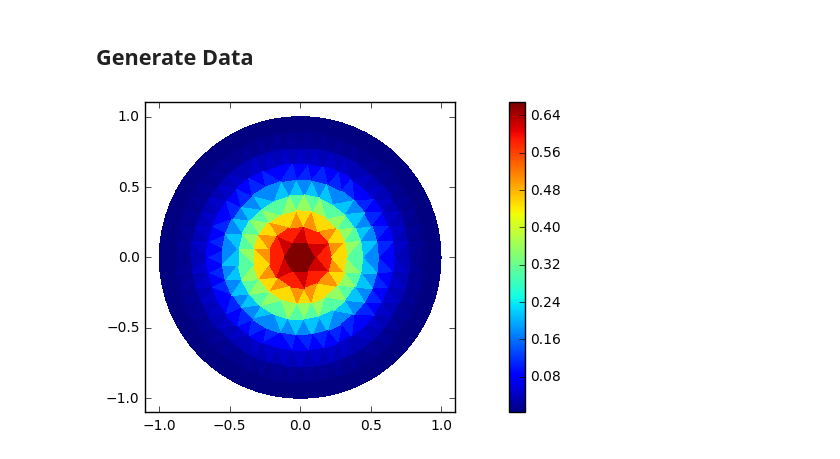
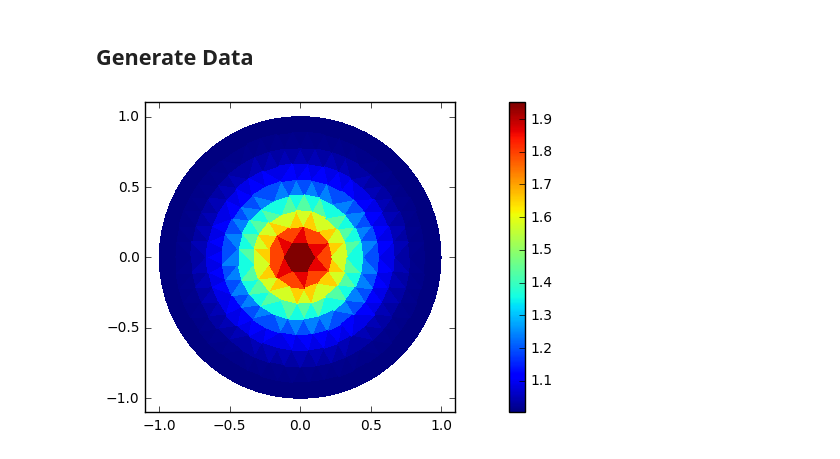
Before and after one commit to jcockayne/hydrocyclone_code, a Jupyter notebook: notebooks/Sim_Data_Gen.ipynb, the cells around one changed output. Cells and saved outputs as stored; diff of their text form; code cells hidden in the pictures.

Commit message:
Fixed a few bugs in simulated data generation

```diff
--- a/notebooks/Sim_Data_Gen.ipynb
+++ b/notebooks/Sim_Data_Gen.ipynb
@@ -178,7 +181,8 @@ def construct_posterior(theta, debug=False):
 def ball_function(locations, center, size):
     return np.log(1 + np.exp(-((locations-center)**2).sum(axis=1) / size**2))
 def grad_ball_function(locations, center, size):
-    return -2*(locations-center) / size**2
+    grad_a = -2*(locations-center) / size**2 * np.exp(-((locations-center)**2).sum(axis=1) / size**2)[:,None]
+    return grad_a / (1 + np.exp(-((locations-center)**2).sum(axis=1) / size**2)[:,None])
 def field_function(int_points, bdy_points, center, size):
     u_int = ball_function(int_points, center, size)
     u_bdy = ball_function(bdy_points, center, size)
@@ -201,14 +205,14 @@ for stim in stim_pattern:
 all_obs = np.column_stack(all_obs).T
 # %%
 import os
-data_name = 'centered_blob_larger'
+data_name = 'centered_blob'
 
 dest = os.path.join('dummy_data', data_name)
 if not os.path.exists(dest):
     os.mkdir(dest)
 np.save(os.path.join(dest, 'theta.npy'), test_theta)
 np.save(os.path.join(dest, 'obs.npy'), all_obs)
-fig = plot_circle(full_design[:,0], full_design[:,1], field)
+fig = plot_circle(full_design[:,0], full_design[:,1], np.exp(field))
 plt.savefig(os.path.join(dest, 'field.pdf'))
 # %% [output]
-[figure, old version]
+[figure, new version]
```
Also changed, not shown: parts of 3 cells of this notebook, 5 other files.
